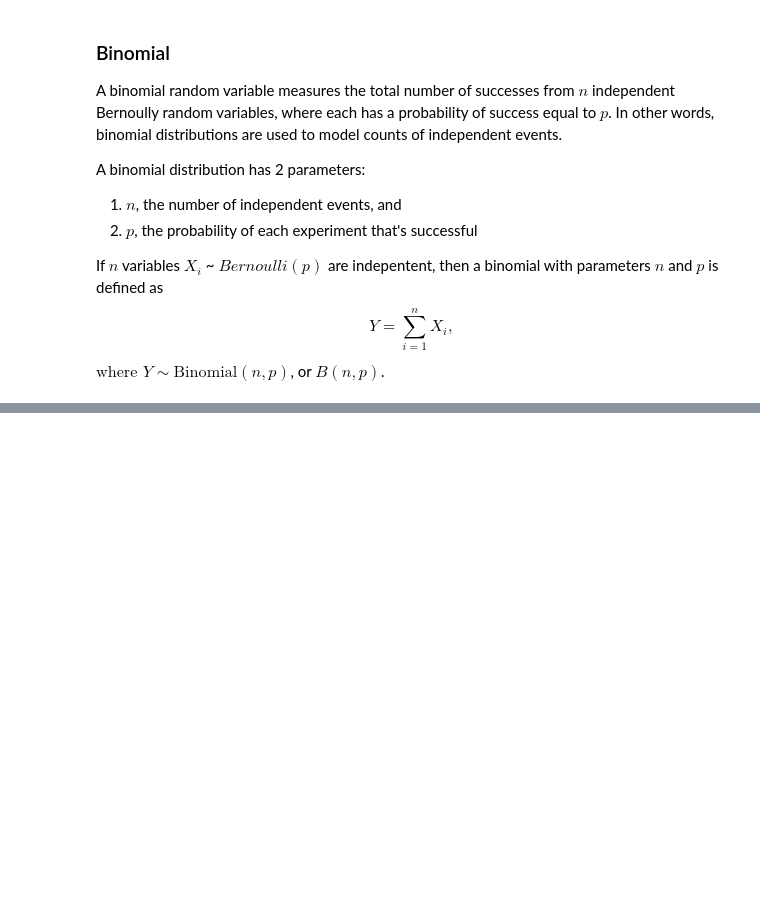
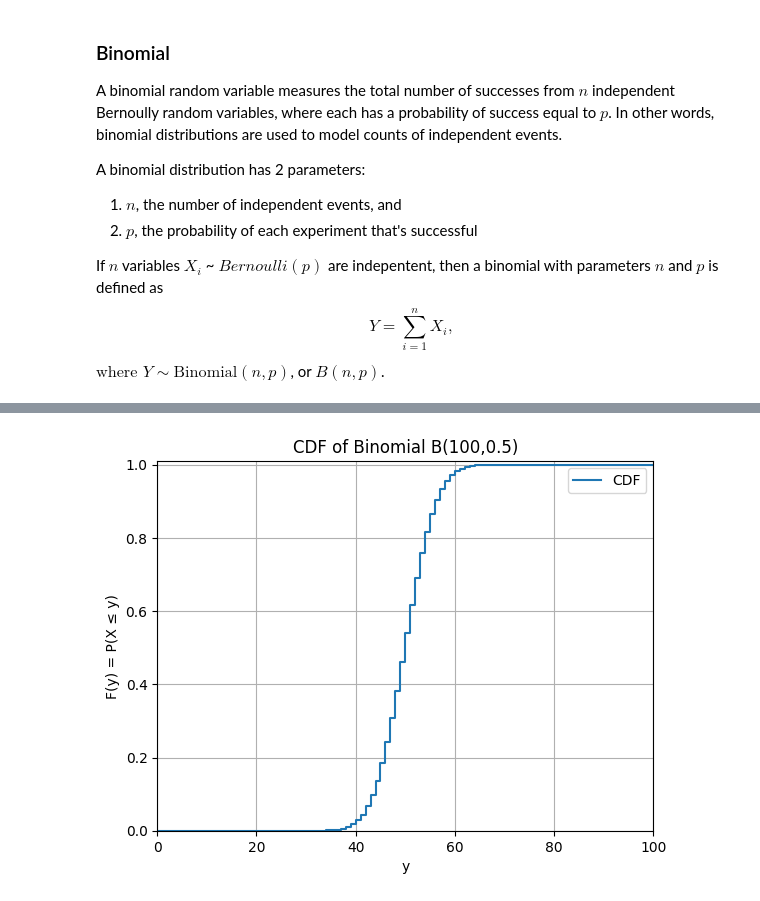
Before and after one commit to bencebaumann/prelim_frm_L1_playground, a Jupyter notebook: FRM_L1/FRM_L1_QUANTITATIVE_ANALYSIS/CH3_COMMON_UNIVARIATE_RANDOM_VARIABLES/ch_3_notes.ipynb, the cells around one changed output, grey strips where cells are left out. Cells and saved outputs as stored; diff of their text form; code cells hidden in the pictures; blank space fills up the shorter version.

```diff
--- a/FRM_L1/FRM_L1_QUANTITATIVE_ANALYSIS/CH3_COMMON_UNIVARIATE_RANDOM_VARIABLES/ch_3_notes.ipynb
+++ b/FRM_L1/FRM_L1_QUANTITATIVE_ANALYSIS/CH3_COMMON_UNIVARIATE_RANDOM_VARIABLES/ch_3_notes.ipynb
@@ -152,0 +414,27 @@ p=0.4 n=1000 results statistics:
+# %%
+def CDF_B(PMF):
+    """Converts PMF list to CDF list by cumulative summation"""
+    cdf_list = []
+    cumulative = 0
+    for val, prob in PMF:
+        cumulative += prob
+        cdf_list.append([val, cumulative])
+    return cdf_list
+
+
+# -------- Usage ---------------
+cdf = CDF_B(pmf) # pmf = PMF_B(n, p)
+ys = [point[0] for point in cdf]
+cdf_vals = [point[1] for point in cdf]
+
+plt.step(ys, cdf_vals, where='post', label='CDF')
+plt.xlabel('y')
+plt.ylabel('F(y) = P(X ≤ y)')
+plt.title(f'CDF of Binomial B({n},{p})')
+plt.grid(True)
+plt.xlim(0, n)
+plt.ylim(0, 1.01)
+plt.legend()
+plt.show()
+# %% [output]
+[figure, added]
```
Also changed, not shown: parts of 22 cells of this notebook.
